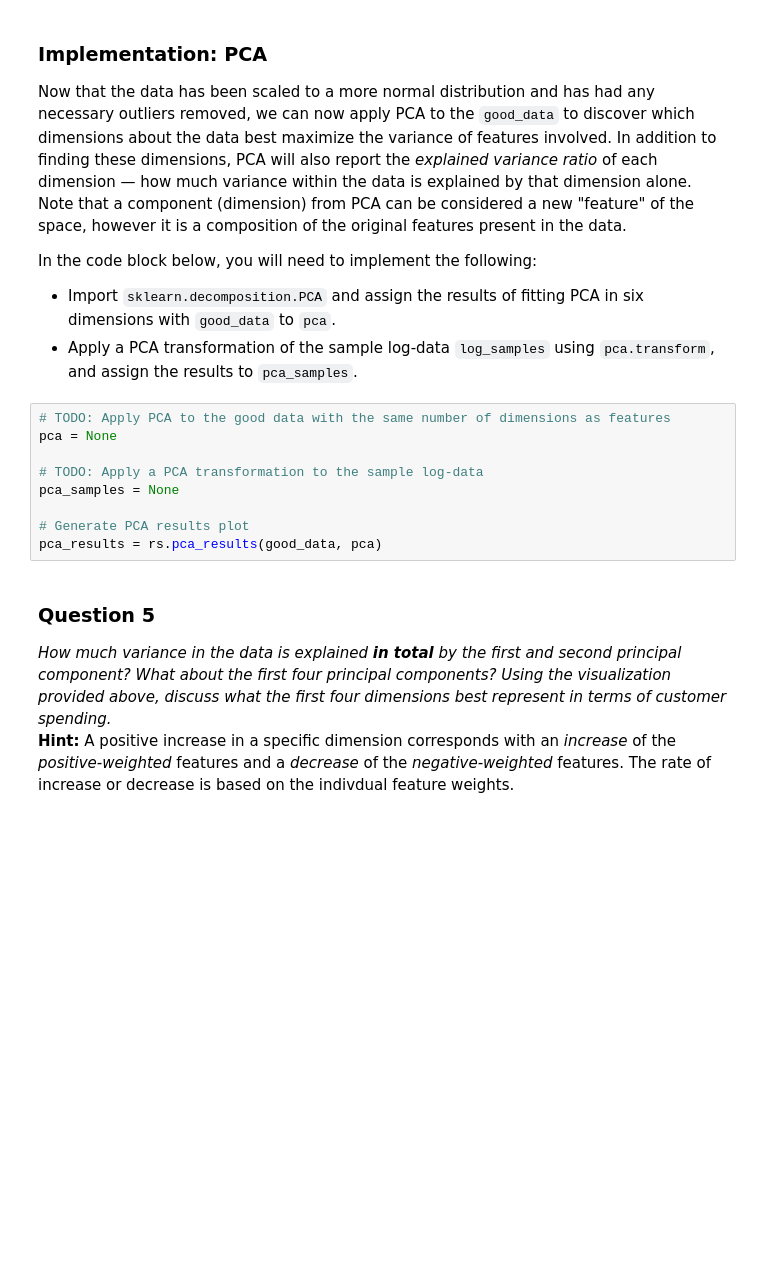
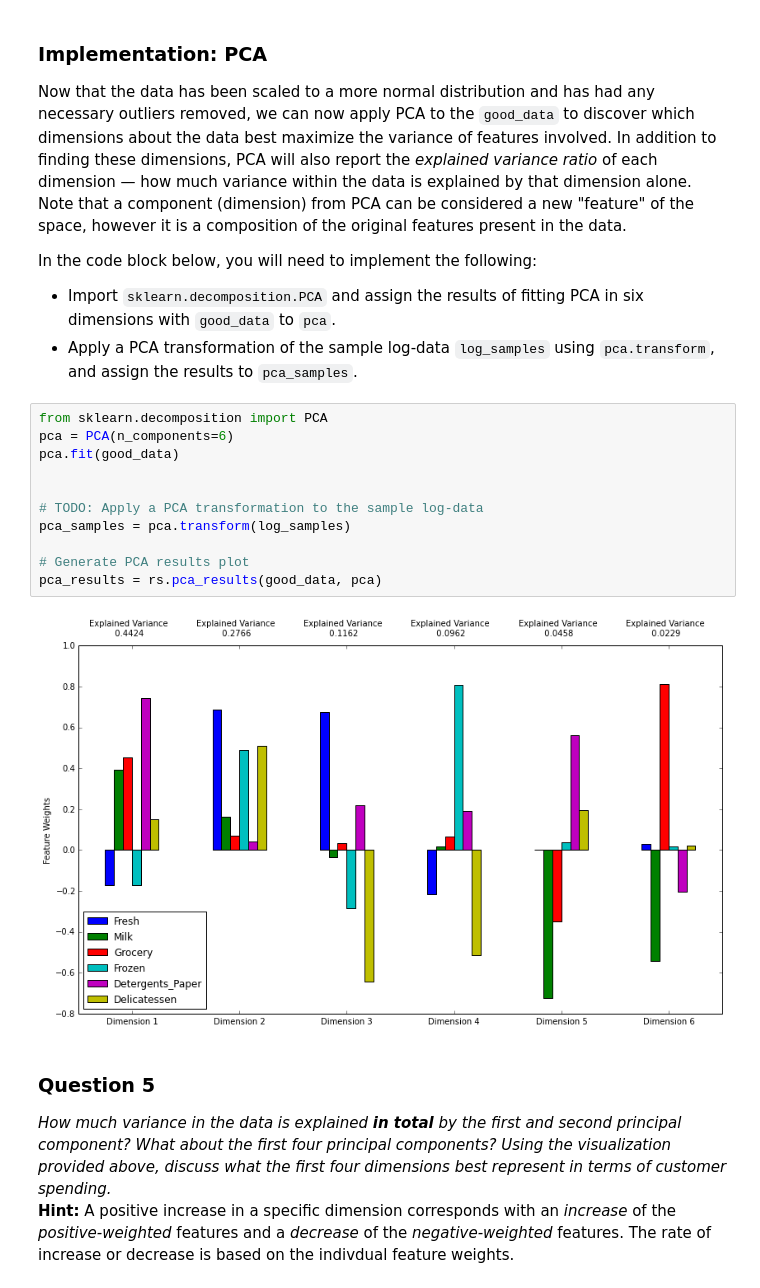
Before and after one commit to gress2/udacity-mlnd-project3, a Jupyter notebook: customer_segments.ipynb, the cells around one changed output. Drawn from its saved outputs; the diff is of its cells as text; blank space fills up the shorter version.

```diff
--- a/customer_segments.ipynb
+++ b/customer_segments.ipynb
@@ -296,14 +296,18 @@ In the code block below, you will need to implement the following:
  - Import `sklearn.decomposition.PCA` and assign the results of fitting PCA in six dimensions with `good_data` to `pca`.
  - Apply a PCA transformation of the sample log-data `log_samples` using `pca.transform`, and assign the results to `pca_samples`.
 # %%
-# TODO: Apply PCA to the good data with the same number of dimensions as features
-pca = None
+from sklearn.decomposition import PCA
+pca = PCA(n_components=6)
+pca.fit(good_data)
+
 
 # TODO: Apply a PCA transformation to the sample log-data
-pca_samples = None
+pca_samples = pca.transform(log_samples)
 
 # Generate PCA results plot
 pca_results = rs.pca_results(good_data, pca)
+# %% [output]
+[figure, added]
 # %% [markdown]
 ### Question 5
 *How much variance in the data is explained* ***in total*** *by the first and second principal component? What about the first four principal components? Using the visualization provided above, discuss what the first four dimensions best represent in terms of customer spending.*
```
Also changed, not shown: parts of 13 cells of this notebook.
